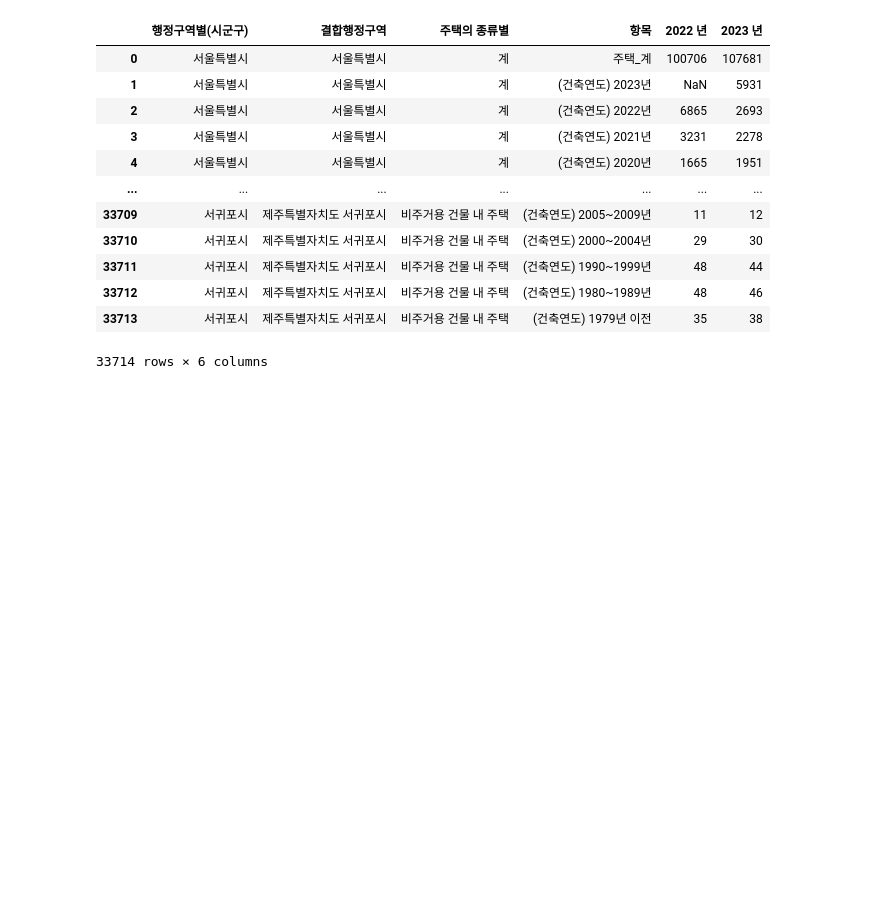
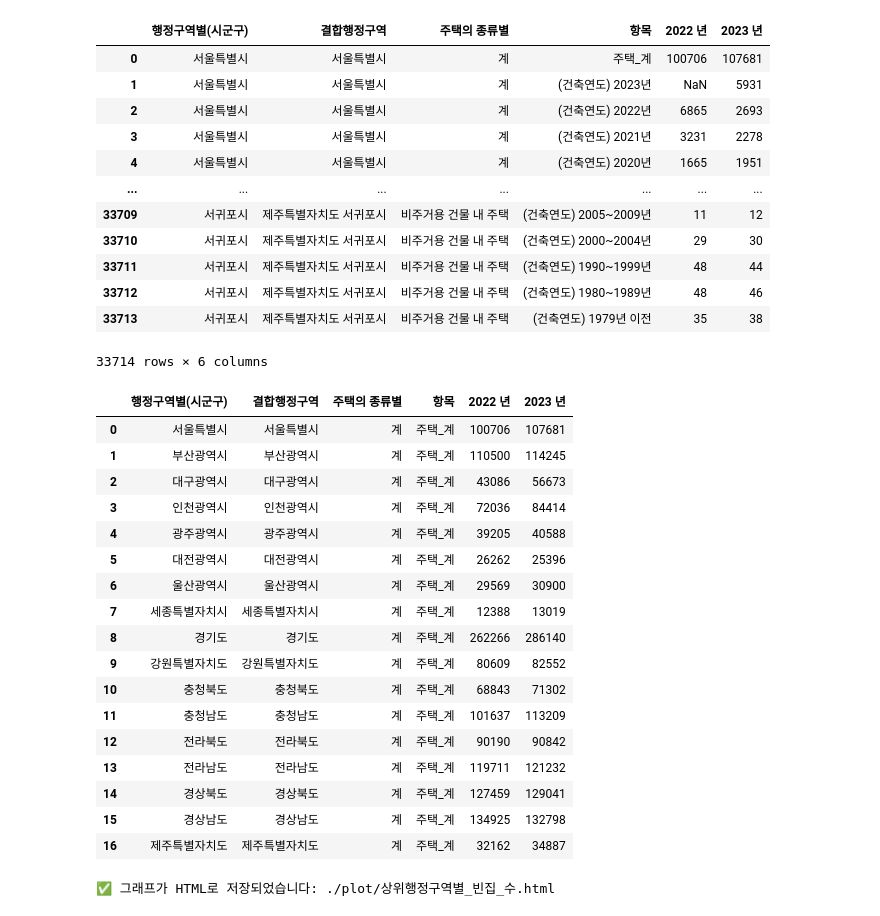
Before and after one commit to iju298/REFrame, a Jupyter notebook: notebooks/data_empty.ipynb, the cells around one changed output. Drawn from its saved outputs; the diff is of its cells as text; code cells hidden in the pictures; blank space fills up the shorter version.

```diff
--- a/notebooks/data_empty.ipynb
+++ b/notebooks/data_empty.ipynb
@@ -49,3 +30,32 @@ df
 | 33712 | 서귀포시 | 제주특별자치도 서귀포시 | 비주거용 건물 내 주택 | (건축연도) 1980~1989년 | 48 | 46 |
 | 33713 | 서귀포시 | 제주특별자치도 서귀포시 | 비주거용 건물 내 주택 | (건축연도) 1979년 이전 | 35 | 38 |
 33714 rows × 6 columns
+# %%
+# 상위 레벨 행정구역의 미거주 주택수
+sum_df = sum_upper_region(df)
+# %%
+sum_df
+# %% [output]
+|  | 행정구역별(시군구) | 결합행정구역 | 주택의 종류별 | 항목 | 2022 년 | 2023 년 |
+| 0 | 서울특별시 | 서울특별시 | 계 | 주택_계 | 100706 | 107681 |
+| 1 | 부산광역시 | 부산광역시 | 계 | 주택_계 | 110500 | 114245 |
+| 2 | 대구광역시 | 대구광역시 | 계 | 주택_계 | 43086 | 56673 |
+| 3 | 인천광역시 | 인천광역시 | 계 | 주택_계 | 72036 | 84414 |
+| 4 | 광주광역시 | 광주광역시 | 계 | 주택_계 | 39205 | 40588 |
+| 5 | 대전광역시 | 대전광역시 | 계 | 주택_계 | 26262 | 25396 |
+| 6 | 울산광역시 | 울산광역시 | 계 | 주택_계 | 29569 | 30900 |
+| 7 | 세종특별자치시 | 세종특별자치시 | 계 | 주택_계 | 12388 | 13019 |
+| 8 | 경기도 | 경기도 | 계 | 주택_계 | 262266 | 286140 |
+| 9 | 강원특별자치도 | 강원특별자치도 | 계 | 주택_계 | 80609 | 82552 |
+| 10 | 충청북도 | 충청북도 | 계 | 주택_계 | 68843 | 71302 |
+| 11 | 충청남도 | 충청남도 | 계 | 주택_계 | 101637 | 113209 |
+| 12 | 전라북도 | 전라북도 | 계 | 주택_계 | 90190 | 90842 |
+| 13 | 전라남도 | 전라남도 | 계 | 주택_계 | 119711 | 121232 |
+| 14 | 경상북도 | 경상북도 | 계 | 주택_계 | 127459 | 129041 |
+| 15 | 경상남도 | 경상남도 | 계 | 주택_계 | 134925 | 132798 |
+| 16 | 제주특별자치도 | 제주특별자치도 | 계 | 주택_계 | 32162 | 34887 |
+# %%
+fig = plot_empty_upper(sum_df, title ='상위행정구역별_빈집_수' ,save=True)
+fig.show()
+# %% [output]
+✅ 그래프가 HTML로 저장되었습니다: ./plot/상위행정구역별_빈집_수.html
```
Also changed, not shown: parts of 4 cells of this notebook, 2 other files.
